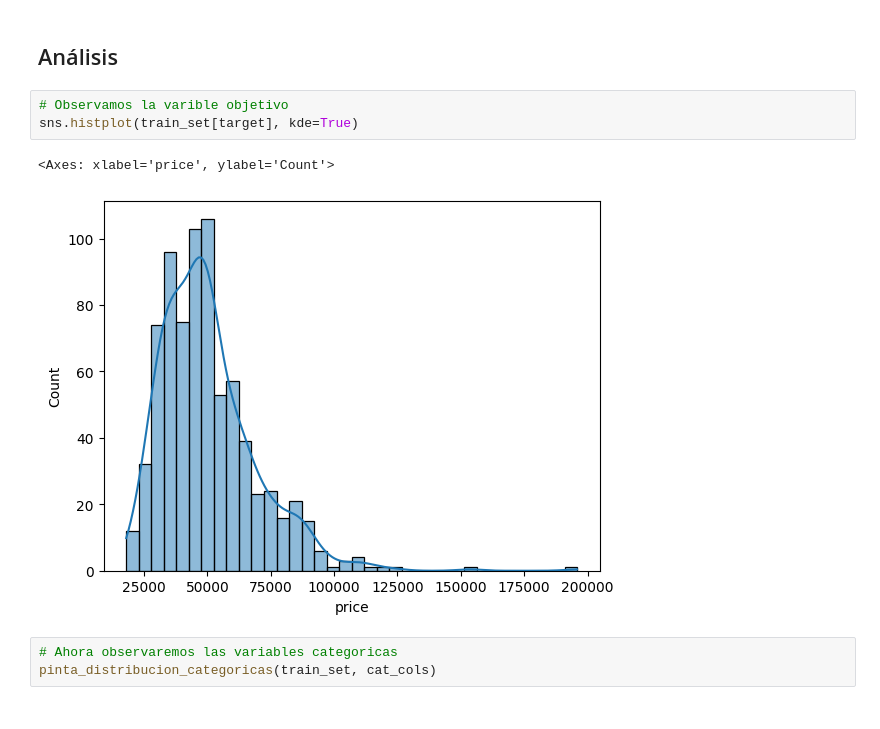
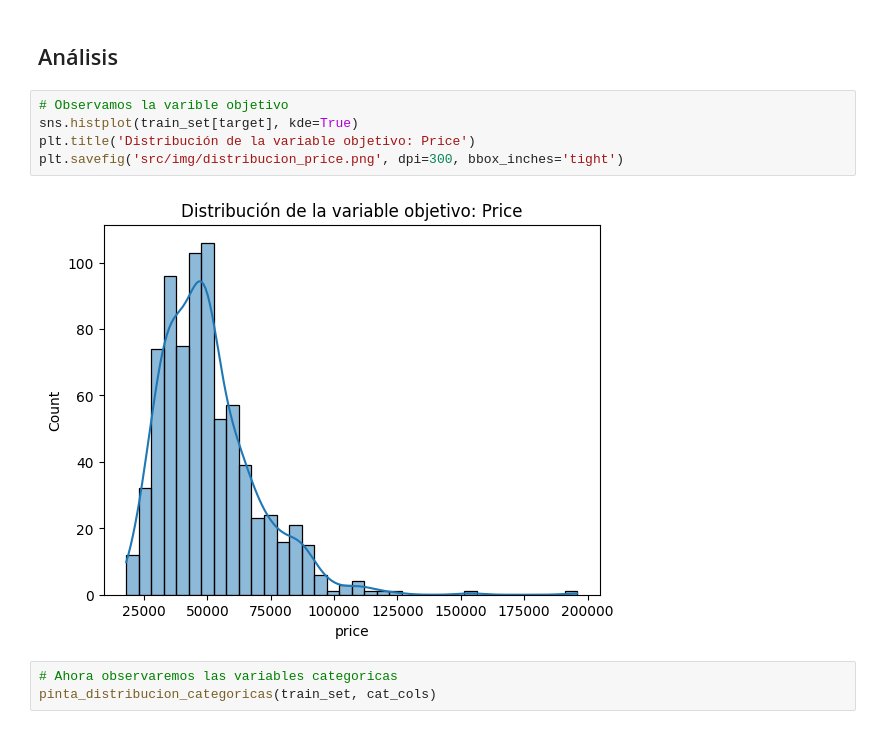
Before and after one commit to Lavs15/ML_Vehicle_Price, a Jupyter notebook: Main.ipynb, the cells around one changed output. Saved outputs shown, nothing was run; the diff lists cells and outputs as text.

```diff
--- a/Main.ipynb
+++ b/Main.ipynb
@@ -273,9 +273,10 @@ target = 'price'
 # %%
 # Observamos la varible objetivo
 sns.histplot(train_set[target], kde=True)
+plt.title('Distribución de la variable objetivo: Price')
+plt.savefig('src/img/distribucion_price.png', dpi=300, bbox_inches='tight')
 # %% [output]
-<Axes: xlabel='price', ylabel='Count'>
-[figure, old version]
+[figure, new version]
 # %%
 # Ahora observaremos las variables categoricas
 pinta_distribucion_categoricas(train_set, cat_cols)
```
Also changed, not shown: parts of 7 cells of this notebook.
